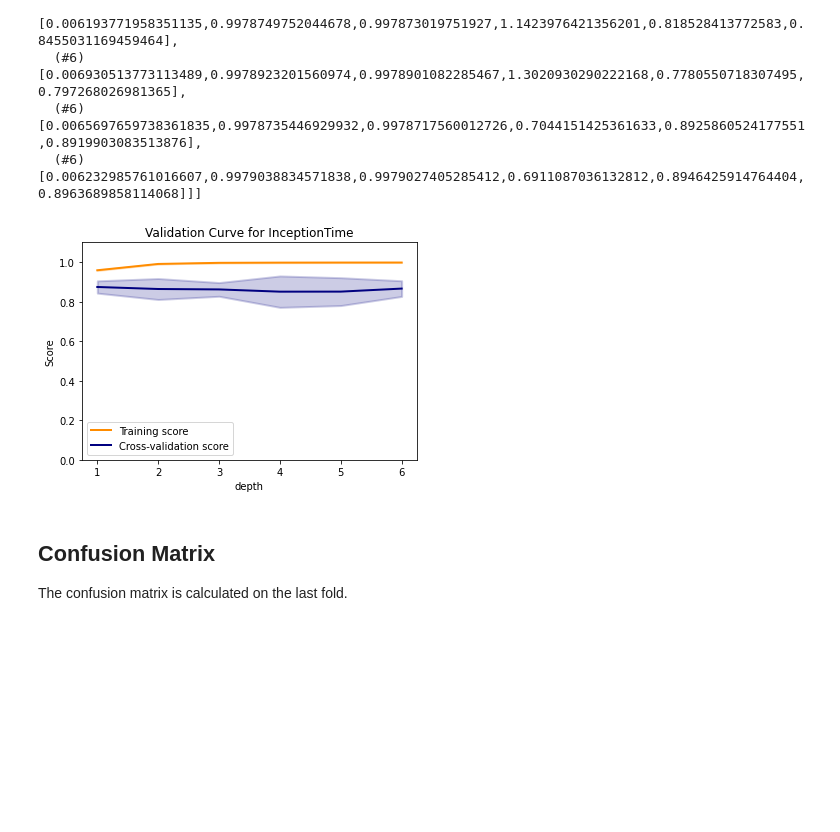
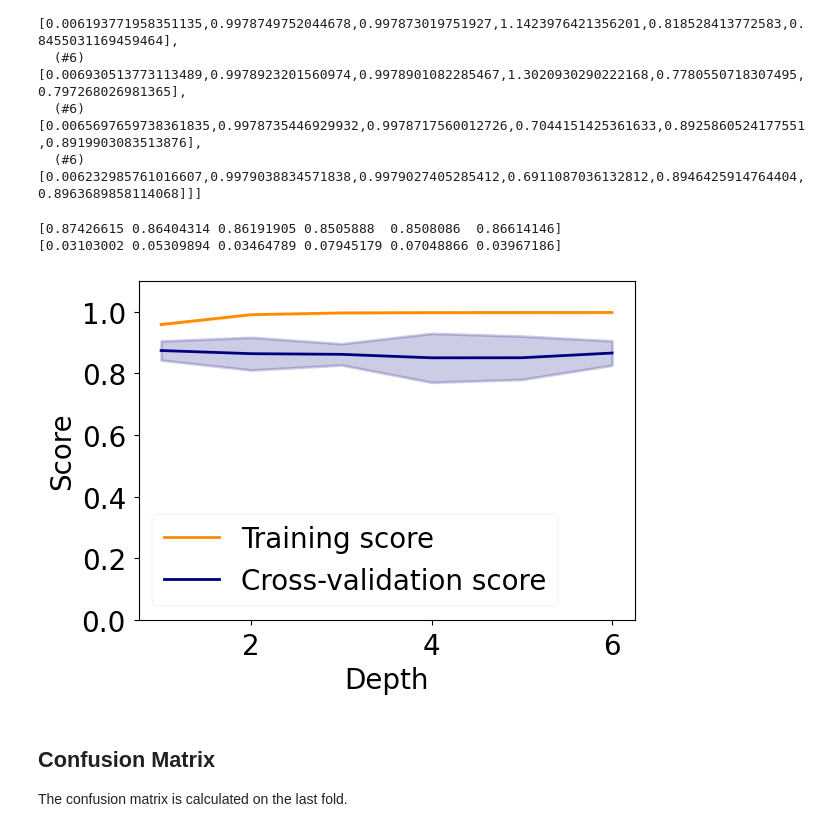
Before and after one commit to kiview/winkie, a Jupyter notebook: _paper_inception_time.ipynb, the cells around one changed output. Saved outputs shown, nothing was run; the diff lists cells and outputs as text; code cells hidden in the pictures; blank space fills up the shorter version.

```diff
--- a/_paper_inception_time.ipynb
+++ b/_paper_inception_time.ipynb
@@ -219,6 +220,8 @@ scores
   (#6) [0.006232985761016607,0.9979038834571838,0.9979027405285412,0.6911087036132812,0.8946425914764404,0.8963689858114068]]]
 # %%
 np.save("it_1024_d6_crossval.npy", scores)
+# %%
+scores = np.load("it_1024_d6_crossval.npy")
 # %%
 # 2: train f1
 # 5: valid f1
@@ -247,28 +250,41 @@ t_std = np.array(t_std)
 
 v_mean = np.array(v_mean)
 v_std = np.array(v_std)
+# %%
+print(v_mean)
+print(v_std)
+# %% [output]
+[0.87426615 0.86404314 0.86191905 0.8505888  0.8508086  0.86614146]
+[0.03103002 0.05309894 0.03464789 0.07945179 0.07048866 0.03967186]
 # %%
 param_range = list(range(1, 7))
 
-plt.title("Validation Curve for InceptionTime")
-plt.xlabel(r"depth")
+plt.style.use(['default', 'seaborn-paper'])
+matplotlib.rcParams['axes.labelsize'] = 20
+matplotlib.rcParams['xtick.labelsize'] = 20
+matplotlib.rcParams['ytick.labelsize'] = 20
+matplotlib.rcParams['legend.fontsize'] = 20
+
+# plt.title("Validation Curve for InceptionTime")
+plt.xlabel(r"Depth")
 plt.ylabel("Score")
 plt.ylim(0.0, 1.1)
 lw = 2
 plt.plot(param_range, t_mean, label="Training score",
              color="darkorange", lw=lw)
 plt.fill_between(param_range, t_mean - t_std,
                  t_mean + t_std, alpha=0.2,
                  color="darkorange", lw=lw)
 plt.plot(param_range, v_mean, label="Cross-validation score",
              color="navy", lw=lw)
 plt.fill_between(param_range, v_mean - v_std,
                  v_mean + v_std, alpha=0.2,
                  color="navy", lw=lw)
 plt.legend(loc="best")
+plt.savefig("figures/cross-val-depth-inc.svg")
 plt.show()
 # %% [output]
-[figure, old version]
+[figure, new version]
 # %% [markdown]
 ## Confusion Matrix
 
```
Also changed, not shown: parts of 27 cells of this notebook, 26 other files.
